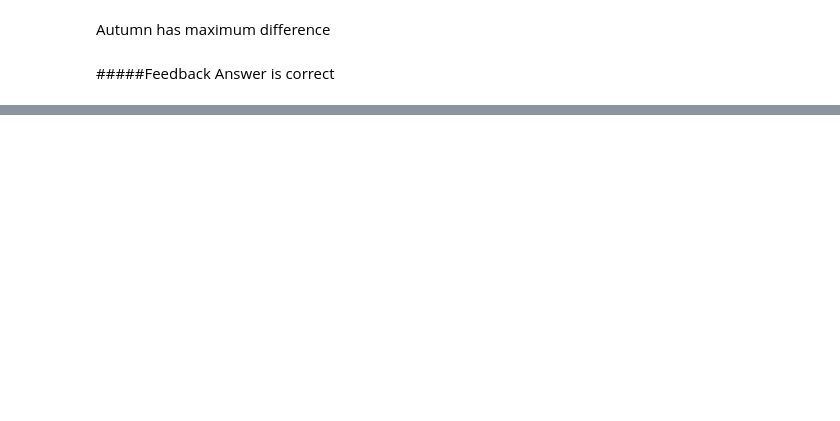
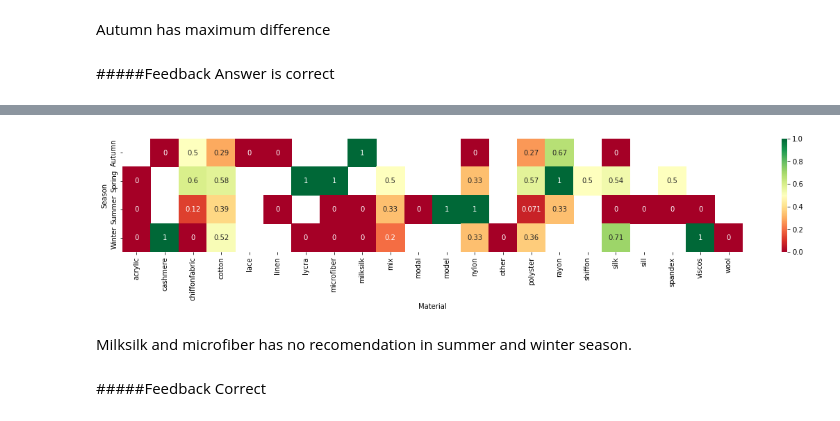
Before and after one commit to akhilkh1989/ml-algo, a Jupyter notebook: worksheets/EDAWorksheet.ipynb, the cells around one changed output, grey strips where cells are left out. Drawn from its saved outputs; the diff is of its cells as text; code cells hidden in the pictures; blank space fills up the shorter version.

```diff
--- a/worksheets/EDAWorksheet.ipynb
+++ b/worksheets/EDAWorksheet.ipynb
@@ -686,0 +792,3 @@ Answer is correct
+# %%
+recomendation_material_map = pd.pivot_table(data=attr,index="Season",columns="Material",values="Recommendation")
+recomendation_material_map
@@ -686,0 +803,11 @@ Answer is correct
+# %%
+plt.rcParams["figure.figsize"] = (20,3)
+sns.heatmap(recomendation_material_map,cmap="RdYlGn",annot=True)
+plt.show()
+# %% [output]
+[figure, added]
+# %% [markdown]
+Milksilk and microfiber has no recomendation in summer and winter season.
+# %% [markdown]
+#####Feedback
+Correct
```
Also changed, not shown: parts of 34 cells of this notebook.
